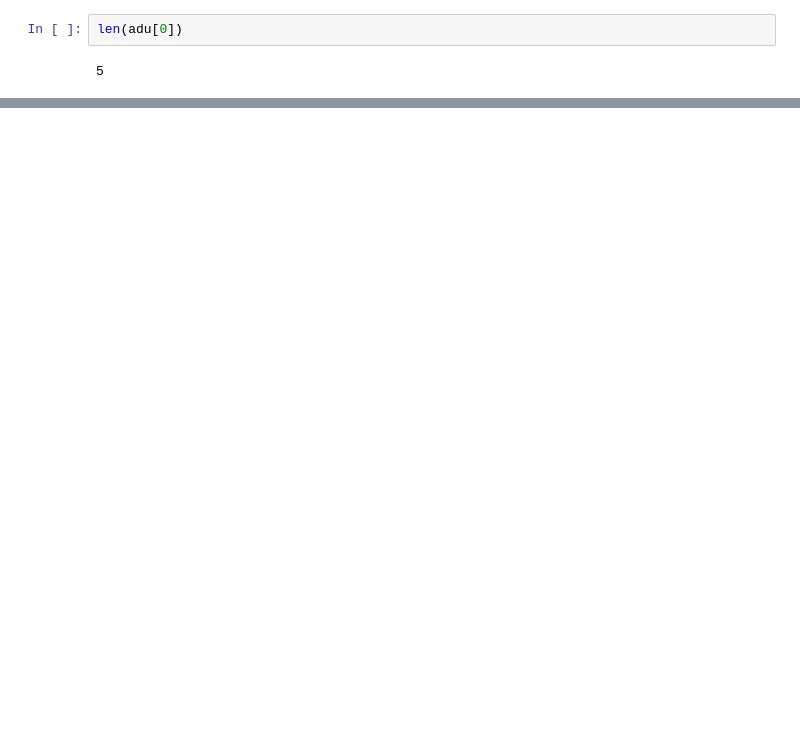
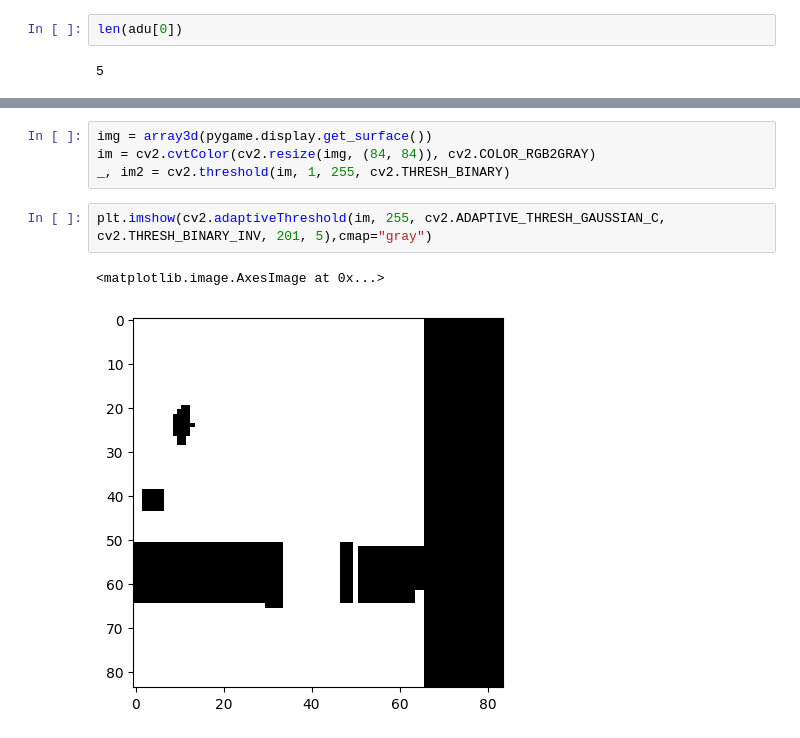
Before and after one commit to vinhdq842/Flappy-Bird-Auto, a Jupyter notebook: draft.ipynb, the cells around one changed output, grey strips where cells are left out. Saved outputs shown, nothing was run; the diff lists cells and outputs as text; blank space fills up the shorter version.

```diff
--- a/draft.ipynb
+++ b/draft.ipynb
@@ -25,0 +49,9 @@ plt.imshow(next_state[0][[0],:,:].permute(1,2,0))
+# %%
+img = array3d(pygame.display.get_surface())
+im = cv2.cvtColor(cv2.resize(img, (84, 84)), cv2.COLOR_RGB2GRAY)
+_, im2 = cv2.threshold(im, 1, 255, cv2.THRESH_BINARY)
+# %%
+plt.imshow(cv2.adaptiveThreshold(im, 255, cv2.ADAPTIVE_THRESH_GAUSSIAN_C, cv2.THRESH_BINARY_INV, 201, 5),cmap="gray")
+# %% [output]
+<matplotlib.image.AxesImage at 0x...>
+[figure, added]
```
Also changed, not shown: parts of 11 cells of this notebook, 3 other files.
